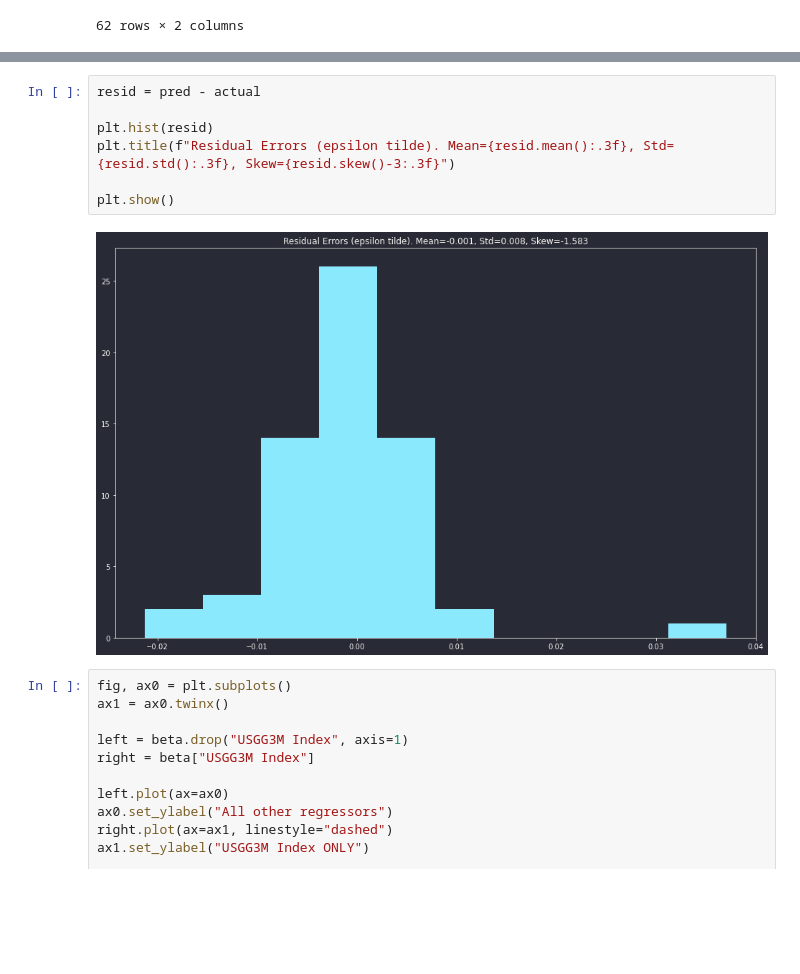
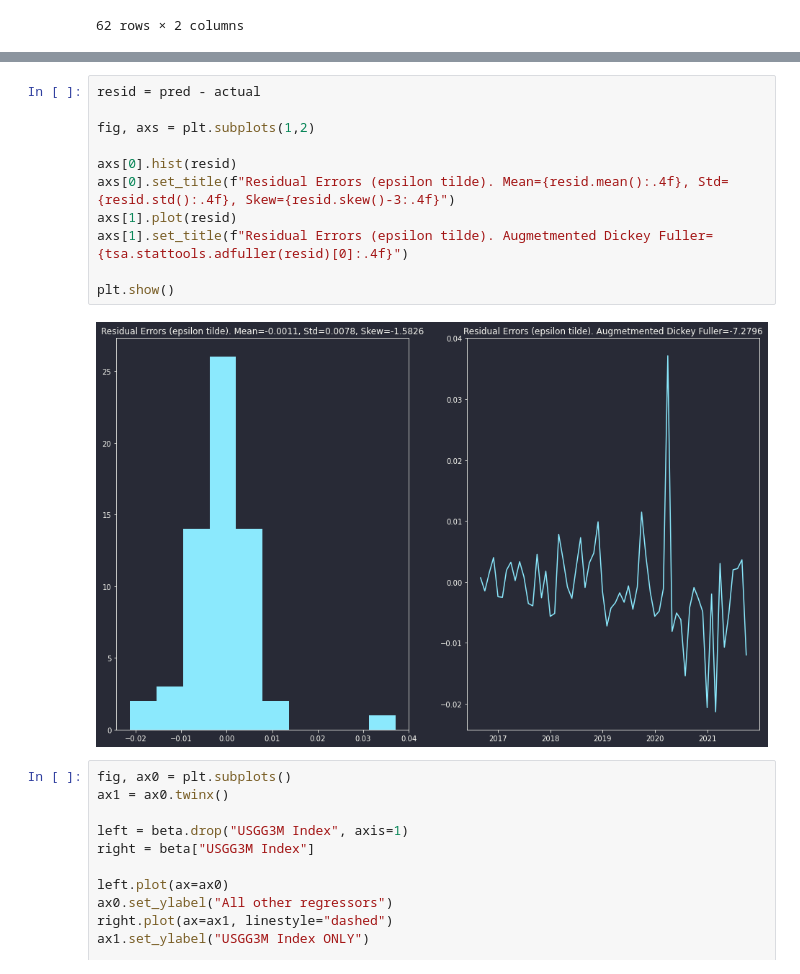
Before and after one commit to philipwlee/portrisk, a Jupyter notebook: hw2/hw2.ipynb, the cells around one changed output, grey strips where cells are left out. Drawn from its saved outputs; the diff is of its cells as text; blank space fills up the shorter version.

```diff
--- a/hw2/hw2.ipynb
+++ b/hw2/hw2.ipynb
@@ -364,12 +365,16 @@ plt.show()
 # %%
 resid = pred - actual
 
-plt.hist(resid)
-plt.title(f"Residual Errors (epsilon tilde). Mean={resid.mean():.3f}, Std={resid.std():.3f}, Skew={resid.skew()-3:.3f}")
+fig, axs = plt.subplots(1,2)
+
+axs[0].hist(resid)
+axs[0].set_title(f"Residual Errors (epsilon tilde). Mean={resid.mean():.4f}, Std={resid.std():.4f}, Skew={resid.skew()-3:.4f}")
+axs[1].plot(resid)
+axs[1].set_title(f"Residual Errors (epsilon tilde). Augmetmented Dickey Fuller={tsa.stattools.adfuller(resid)[0]:.4f}")
 
 plt.show()
 # %% [output]
-[figure, old version]
+[figure, new version]
 # %%
 fig, ax0 = plt.subplots()
 ax1 = ax0.twinx()
```
Also changed, not shown: parts of 4 cells of this notebook.
